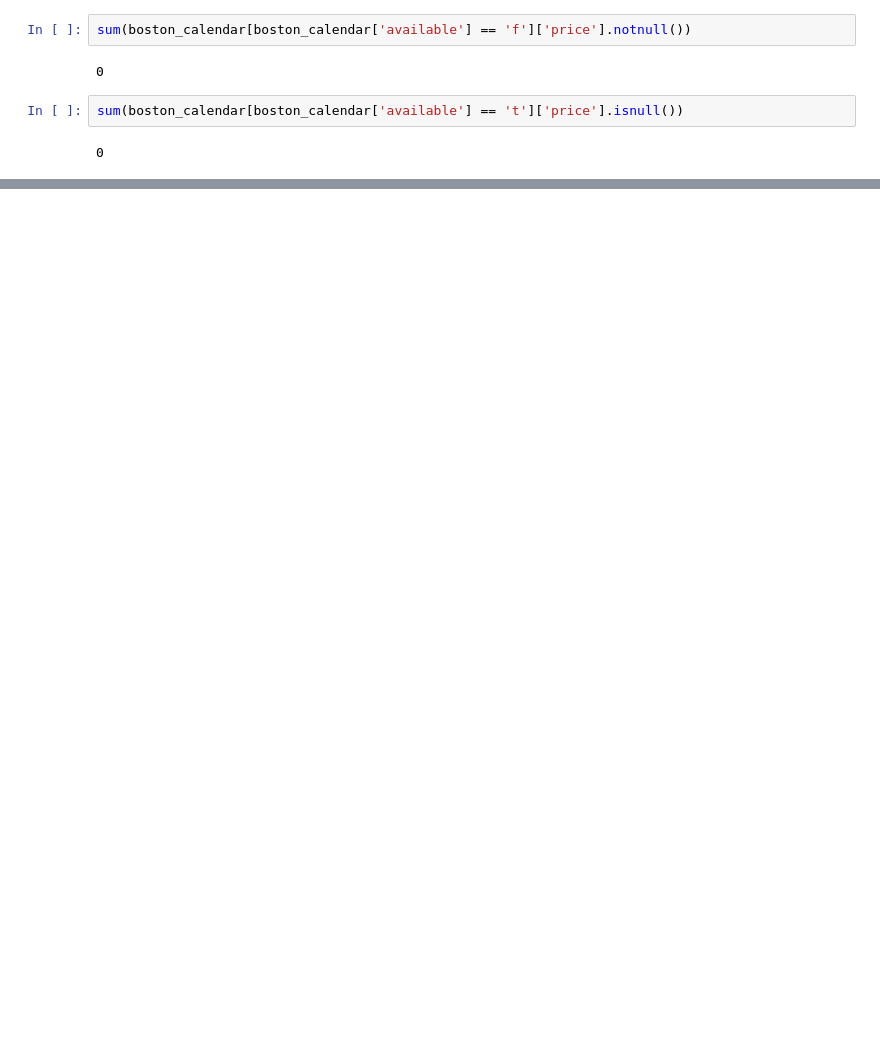
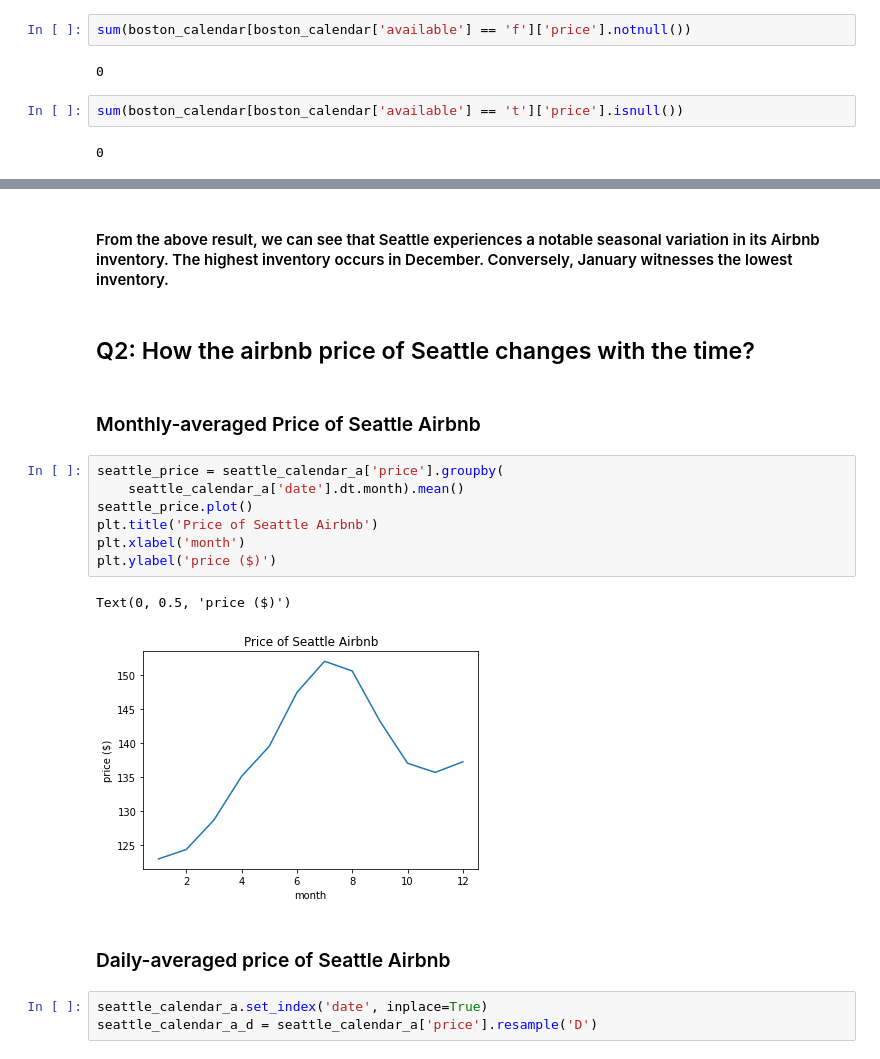
Before and after one commit to hanklee2018/A-Comparative-Analysis-of-the-Airbnb-Market, a Jupyter notebook: anlysis.ipynb, the cells around one changed output, grey strips where cells are left out. Cells and saved outputs as stored; diff of their text form; blank space fills up the shorter version.

```diff
--- a/anlysis.ipynb
+++ b/anlysis.ipynb
@@ -239,0 +203,21 @@ plt.legend(['Seattle', 'Boston'])
+# %% [markdown]
+#### From the above result, we can see that Seattle experiences a notable seasonal variation in its Airbnb inventory. The highest inventory occurs in December. Conversely, January witnesses the lowest inventory.
+# %% [markdown]
+## Q2: How the airbnb price of Seattle changes with the time?
+# %% [markdown]
+### Monthly-averaged Price of Seattle Airbnb
+# %%
+seattle_price = seattle_calendar_a['price'].groupby(
+    seattle_calendar_a['date'].dt.month).mean()
+seattle_price.plot()
+plt.title('Price of Seattle Airbnb')
+plt.xlabel('month')
+plt.ylabel('price ($)')
+# %% [output]
+Text(0, 0.5, 'price ($)')
+[figure, added]
+# %% [markdown]
+### Daily-averaged price of Seattle Airbnb
+# %%
+seattle_calendar_a.set_index('date', inplace=True)
+seattle_calendar_a_d = seattle_calendar_a['price'].resample('D')
```
Also changed, not shown: parts of 79 cells of this notebook.
